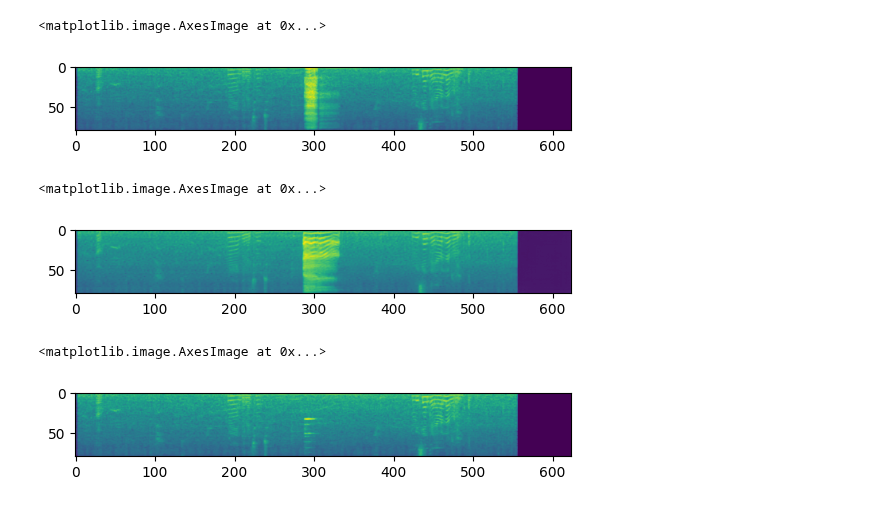
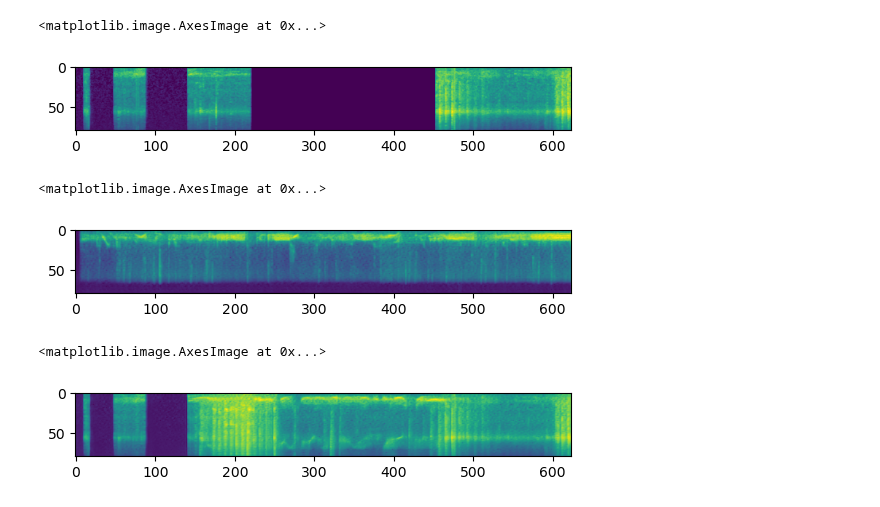
Before and after one commit to HeCheng0625/AudioEditing, a Jupyter notebook: baseline.ipynb, the cells around one changed output. Saved outputs shown, nothing was run; the diff lists cells and outputs as text; code cells hidden in the pictures.

```diff
--- a/baseline.ipynb
+++ b/baseline.ipynb
@@ -107,15 +15,31 @@ Replace: wind instrument and woodwind instrument to gasp
+# %%
+bl0 = "/blob/v-yuancwang/audio_editing_test/baseline/inpainting/0"
+bl1 = "/blob/v-yuancwang/audio_editing_test/baseline/inpainting/1"
+bl2 = "/blob/v-yuancwang/audio_editing_test/baseline/inpainting/2"
+ours = "/blob/v-yuancwang/audio_editing_test/inpainting/100000/4.0"
+test = "/blob/v-yuancwang/audio_editing_data/inpainting_test"
+# org = "/blob/v-yuancwang/audio_editing_data/replacement_test/src"
+# %%
+test_id = "N_s9F4CI_98"
+# %%
+bl0_mel = np.load(os.path.join(bl0, "mel", test_id+".npy"))
+bl1_mel = np.load(os.path.join(bl1, "mel", test_id+".npy"))
+bl2_mel = np.load(os.path.join(bl2, "mel", test_id+".npy"))
+ours_mel = np.load(os.path.join(ours, "mel", test_id+".npy"))
+test_mel = np.load(os.path.join(test, "mel", test_id+".npy"))
+# org_mel = np.load(os.path.join(org, "mel", test_id+".npy"))
 # %%
-plt.imshow(mel_tgt)
+plt.imshow(test_mel)
 # %% [output]
 <matplotlib.image.AxesImage at 0x...>
-[figure, old version]
+[figure, new version]
 # %%
-plt.imshow(res)
+plt.imshow(bl0_mel)
 # %% [output]
 <matplotlib.image.AxesImage at 0x...>
-[figure, old version]
+[figure, new version]
 # %%
-plt.imshow(mel_src)
+plt.imshow(bl1_mel)
 # %% [output]
 <matplotlib.image.AxesImage at 0x...>
-[figure, old version]
+[figure, new version]
```
Also changed, not shown: parts of 10 cells of this notebook, 5 other files.
